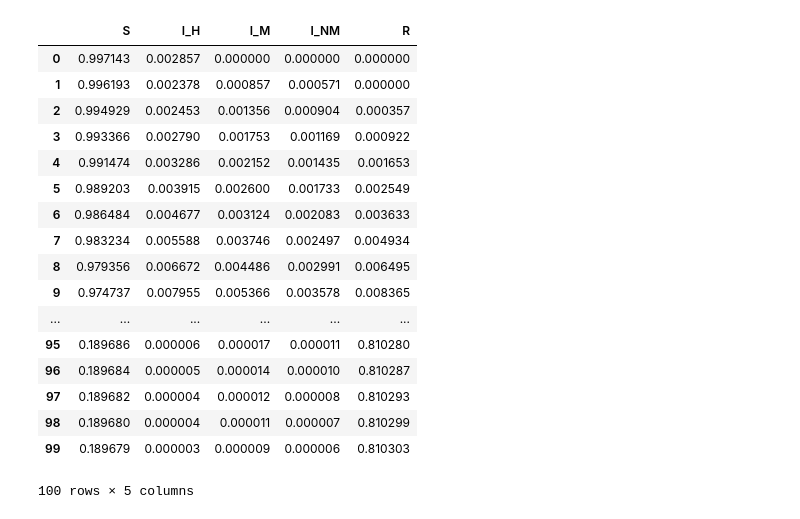
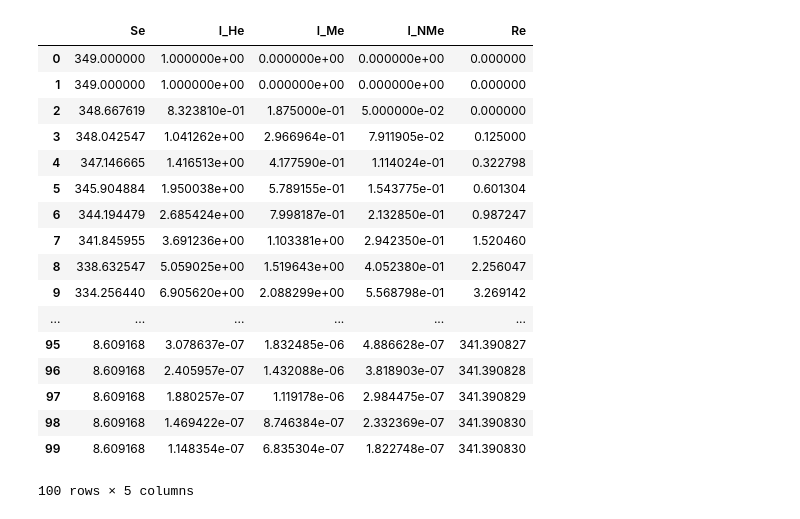
Before and after one commit to MarkG98/ModSimPy-Project-2, a Jupyter notebook: ProjectAlison.ipynb, the cells around one changed output. Drawn from its saved outputs; the diff is of its cells as text; code cells hidden in the pictures.

```diff
--- a/ProjectAlison.ipynb
+++ b/ProjectAlison.ipynb
@@ -16,5 +28,5 @@ alpha = .6   #percent of sick people who take medicine
 # %%
-def make_system(beta, gamma, omega, alpha):
+def make_system(beta_h, beta_m, beta_nm, gamma, omega, alpha):
     """Make a system object for the SIR model.
 
     beta: contact rate in days
@@ -25,11 +37,13 @@ def make_system(beta, gamma, omega, alpha):
     init = State(S=349, I_H=1, I_M=0, I_NM=0, R=0)
     init /= np.sum(init)
 
+    initE = State(Se=349, I_He=1, I_Me=0, I_NMe=0, Re=0)
+
     t0 = 0
     t_end = 7 * 14
 
-    return System(init=init, t0=t0, t_end=t_end,
-                  beta=beta, gamma=gamma, omega=omega, alpha=alpha)
+    return System(init=init, initE=initE, t0=t0, t_end=t_end,
+                  beta_h=beta_h, beta_m=beta_m, beta_nm=beta_nm, gamma=gamma, omega=omega, alpha=alpha)
 # %%
 def plot_results(S, I_H, I_M, I_NM, R):
     """Plot the results of a SIR model.
@@ -57,8 +71,23 @@ def calc_total_infected(system):
     """
     frame = system.results
     return frame.S[system.t0] - frame.S[system.t_end]
+# %%
+def calculate_efficiency(stateE, stateP, system):
+
+    Se, I_He, I_Me, I_NMe, Re = stateE
+
+    s, i_h, i_m, i_nm, r = stateP
+
+
+    Se = (hours_s / 48) * s * 350
+    I_He = (hours_i_h / 48) * i_h * 350
+    I_Me = (hours_i_m / 48) * i_m * 350
+    I_NMe = (hours_i_nm / 48) * i_nm * 350
+    Re = (hours_r / 48) * r * 350
+
+    return State(Se=Se, I_He=I_He, I_Me=I_Me, I_NMe=I_NMe, Re=Re)
 # %%
-def run_simulation(system, update_func):
+def run_simulation(system, update_func, eff_func):
     """Runs a simulation of the system.
 
     Add a TimeFrame to the System: results
@@ -70,10 +99,15 @@ def run_simulation(system, update_func):
     frame = TimeFrame(columns=system.init.index)
     frame.loc[system.t0] = system.init
 
+    eff = TimeFrame(columns=system.initE.index)
+    eff.loc[system.t0] = system.initE
+
     for i in linrange(system.t0, system.t_end):
         frame.loc[i+1] = update_func(frame.loc[i], system)
+        eff.loc[i+1] = eff_func(eff.loc[i], frame.loc[i], system)
 
     system.results = frame
+    system.resultsE = eff
 # %%
 def update1(state, system):
     """Update the SIR model.
@@ -88,17 +122,17 @@ def update1(state, system):
 
     # Infected-Healthy
     #still_IH = i_h * omega
-    new_IH = s * ((i_h + i_m + i_nm)) * system.beta
+    new_IH = s * ((i_h * system.beta_h) + (i_m * system.beta_m) + (i_nm * system.beta_nm))
     #infected_Healthy = still_IH + new_IH
 
     # Infected-Medicine
     #still_IM = (1-gamma)*i_m
-    new_IM = system.alpha * i_h * (1 - system.omega)
+    new_IM = system.alpha * i_h * (system.omega)
     #infected_Med = still_IM + new_IM
 
     # Infected-NoMedicine
     #stillNM = (1-gamma)*i_nm
-    newNM = (1 - system.alpha)*i_h*(1 - system.omega)
+    newNM = (1 - system.alpha)*i_h*(system.omega)
     #infected_No_Med = stillNM + newNM
 
     recovered = system.gamma * (i_m + i_nm)
@@ -111,27 +145,27 @@ def update1(state, system):
 
     return State(S=s, I_H=i_h, I_M=i_m, I_NM=i_nm, R=r)
 # %%
-system = make_system(beta, gamma, omega, alpha)
-run_simulation(system, update1)
-system.results
+system = make_system(beta_h, beta_m, beta_nm, gamma, omega, alpha)
+run_simulation(system, update1, calculate_efficiency)
+system.resultsE
 # %% [output]
-|  | S | I_H | I_M | I_NM | R |
-| 0 | 0.997143 | 0.002857 | 0.000000 | 0.000000 | 0.000000 |
-| 1 | 0.996193 | 0.002378 | 0.000857 | 0.000571 | 0.000000 |
-| 2 | 0.994929 | 0.002453 | 0.001356 | 0.000904 | 0.000357 |
-| 3 | 0.993366 | 0.002790 | 0.001753 | 0.001169 | 0.000922 |
-| 4 | 0.991474 | 0.003286 | 0.002152 | 0.001435 | 0.001653 |
-| 5 | 0.989203 | 0.003915 | 0.002600 | 0.001733 | 0.002549 |
-| 6 | 0.986484 | 0.004677 | 0.003124 | 0.002083 | 0.003633 |
-| 7 | 0.983234 | 0.005588 | 0.003746 | 0.002497 | 0.004934 |
-| 8 | 0.979356 | 0.006672 | 0.004486 | 0.002991 | 0.006495 |
-| 9 | 0.974737 | 0.007955 | 0.005366 | 0.003578 | 0.008365 |
+|  | Se | I_He | I_Me | I_NMe | Re |
+| 0 | 349.000000 | 1.000000e+00 | 0.000000e+00 | 0.000000e+00 | 0.000000 |
+| 1 | 349.000000 | 1.000000e+00 | 0.000000e+00 | 0.000000e+00 | 0.000000 |
+| 2 | 348.667619 | 8.323810e-01 | 1.875000e-01 | 5.000000e-02 | 0.000000 |
+| 3 | 348.042547 | 1.041262e+00 | 2.966964e-01 | 7.911905e-02 | 0.125000 |
+| 4 | 347.146665 | 1.416513e+00 | 4.177590e-01 | 1.114024e-01 | 0.322798 |
+| 5 | 345.904884 | 1.950038e+00 | 5.789155e-01 | 1.543775e-01 | 0.601304 |
+| 6 | 344.194479 | 2.685424e+00 | 7.998187e-01 | 2.132850e-01 | 0.987247 |
+| 7 | 341.845955 | 3.691236e+00 | 1.103381e+00 | 2.942350e-01 | 1.520460 |
+| 8 | 338.632547 | 5.059025e+00 | 1.519643e+00 | 4.052380e-01 | 2.256047 |
+| 9 | 334.256440 | 6.905620e+00 | 2.088299e+00 | 5.568798e-01 | 3.269142 |
 | ... | ... | ... | ... | ... | ... |
-| 95 | 0.189686 | 0.000006 | 0.000017 | 0.000011 | 0.810280 |
-| 96 | 0.189684 | 0.000005 | 0.000014 | 0.000010 | 0.810287 |
-| 97 | 0.189682 | 0.000004 | 0.000012 | 0.000008 | 0.810293 |
-| 98 | 0.189680 | 0.000004 | 0.000011 | 0.000007 | 0.810299 |
-| 99 | 0.189679 | 0.000003 | 0.000009 | 0.000006 | 0.810303 |
+| 95 | 8.609168 | 3.078637e-07 | 1.832485e-06 | 4.886628e-07 | 341.390827 |
+| 96 | 8.609168 | 2.405957e-07 | 1.432088e-06 | 3.818903e-07 | 341.390828 |
+| 97 | 8.609168 | 1.880257e-07 | 1.119178e-06 | 2.984475e-07 | 341.390829 |
+| 98 | 8.609168 | 1.469422e-07 | 8.746384e-07 | 2.332369e-07 | 341.390830 |
+| 99 | 8.609168 | 1.148354e-07 | 6.835304e-07 | 1.822748e-07 | 341.390830 |
 100 rows × 5 columns
 # %%
 frame = system.results
```
Also changed, not shown: parts of 6 cells of this notebook.
